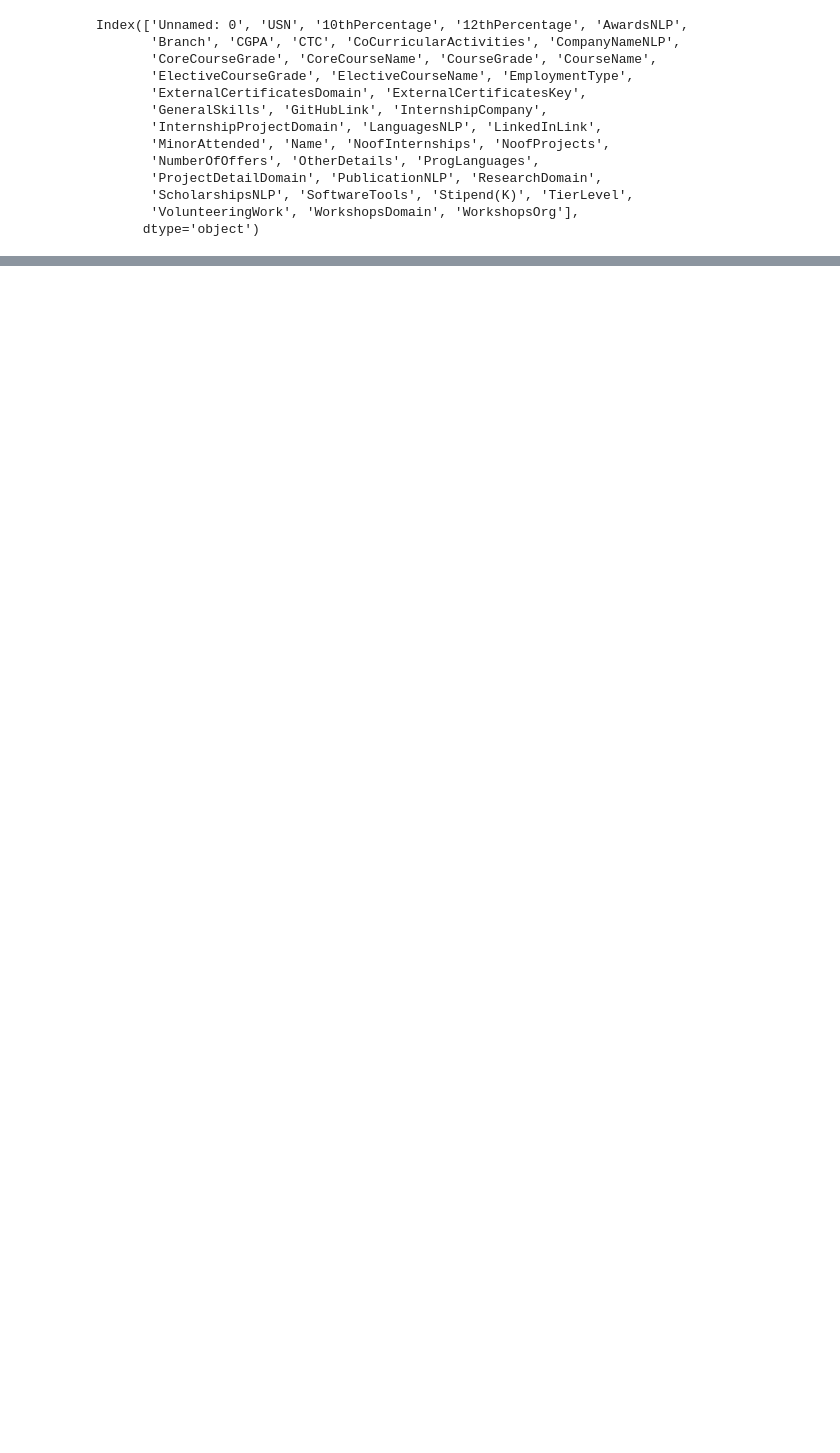
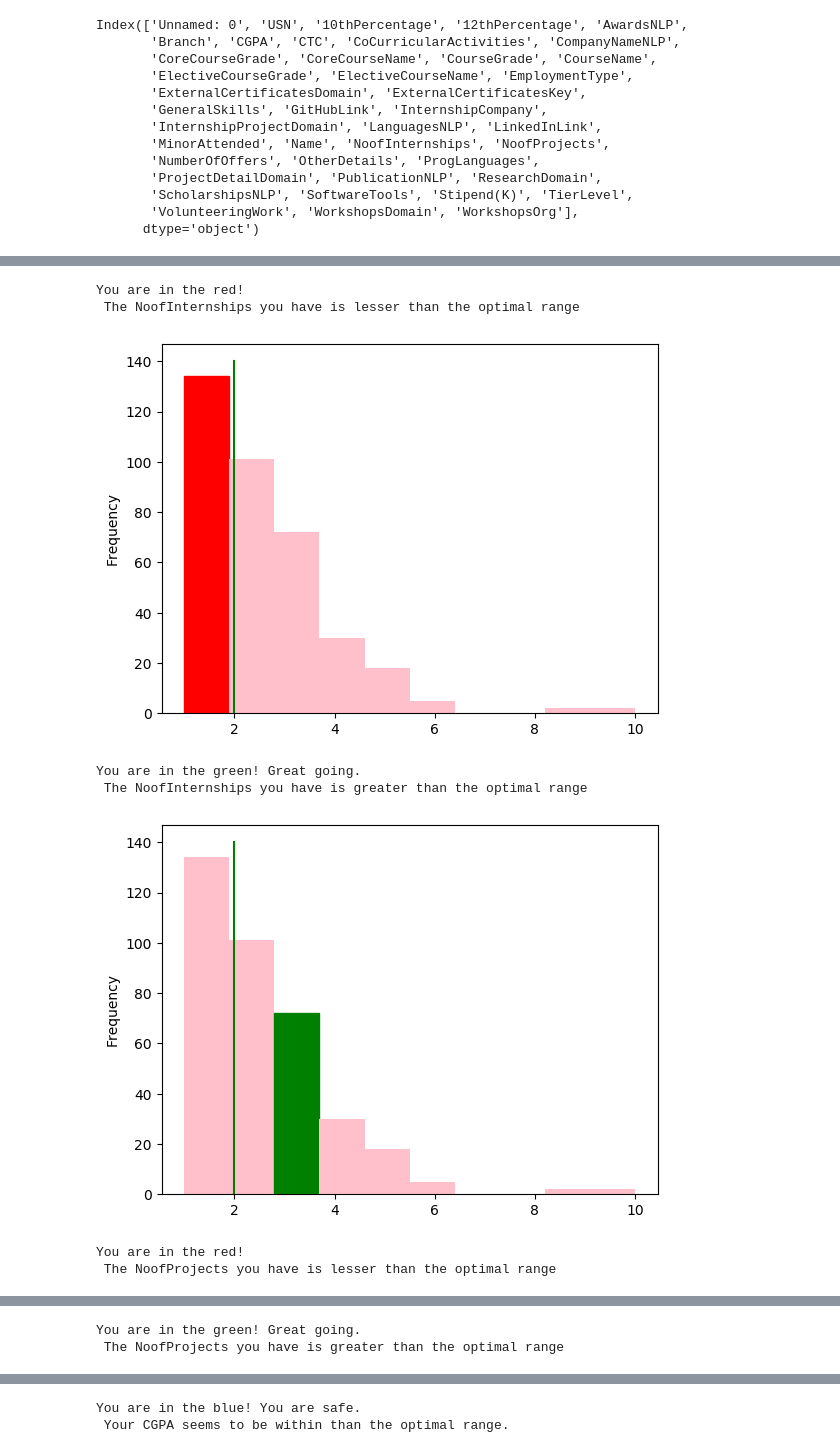
Before and after one commit to Diya1999/Skill-Recommender-System, a Jupyter notebook: MasterDatasetEDAModule.ipynb, the cells around one changed output, grey strips where cells are left out. Drawn from its saved outputs; the diff is of its cells as text; code cells hidden in the pictures; blank space fills up the shorter version.

```diff
--- a/MasterDatasetEDAModule.ipynb
+++ b/MasterDatasetEDAModule.ipynb
@@ -536,0 +694,19 @@ def optimalRange(self,df,col,user,optimal):
+# %%
+# USER BASED SKILL GAP ANALYSIS
+
+d=OptimalRange(df)
+d.optimalRange(df,'NoofInternships',1,2)
+d.optimalRange(df,'NoofInternships',3,2)
+d.optimalRange(df,'NoofProjects',1,5)
+d.optimalRange(df,'NoofProjects',7,5)
+d.cgpaRange(df,7.5,9,8)
+#d.userScatterCGPACTC(df,8.9,20)
+# %% [output]
+You are in the red!
+ The NoofInternships you have is lesser than the optimal range
+[figure, added]
+You are in the green! Great going.
+ The NoofInternships you have is greater than the optimal range
+[figure, added]
+You are in the red!
+ The NoofProjects you have is lesser than the optimal range
@@ -536,0 +714,2 @@ def optimalRange(self,df,col,user,optimal):
+You are in the green! Great going.
+ The NoofProjects you have is greater than the optimal range
@@ -536,0 +717,2 @@ def optimalRange(self,df,col,user,optimal):
+You are in the blue! You are safe.
+ Your CGPA seems to be within than the optimal range.
```
Also changed, not shown: parts of 18 cells of this notebook.
